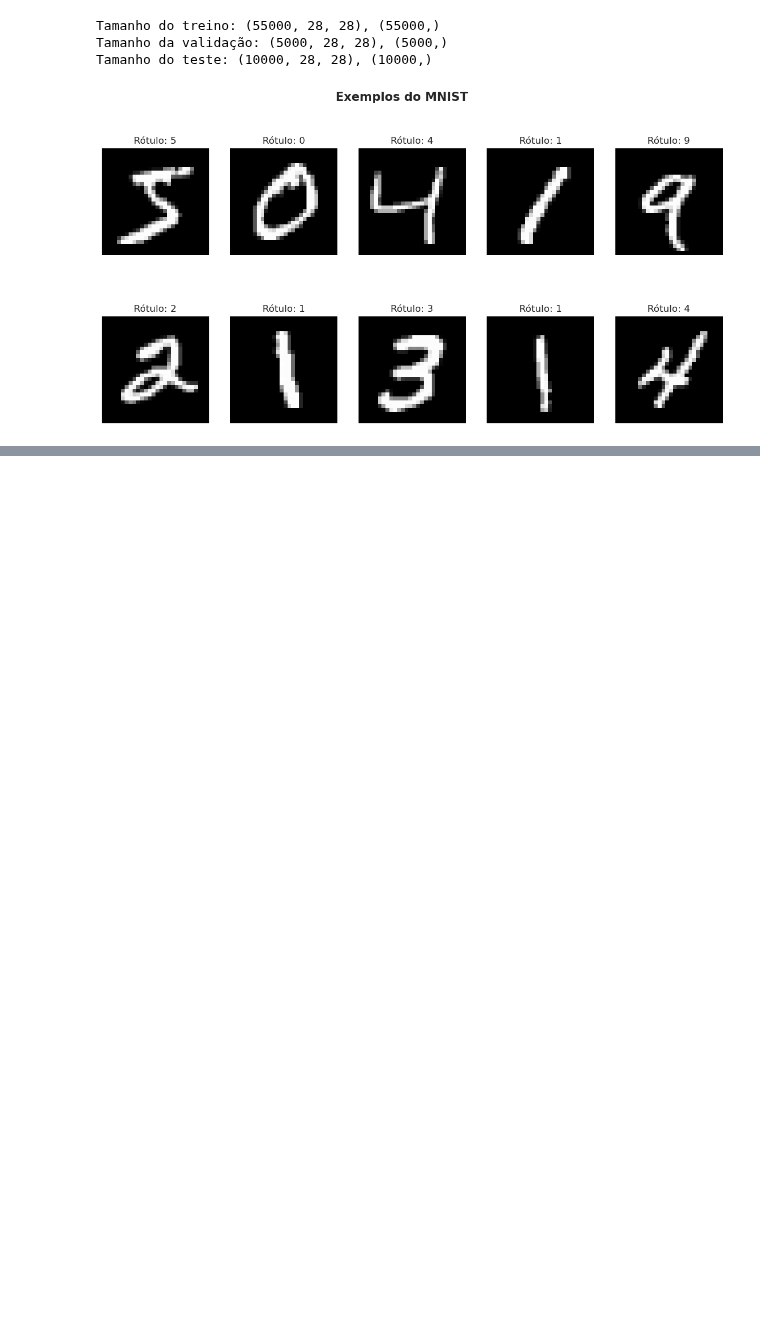
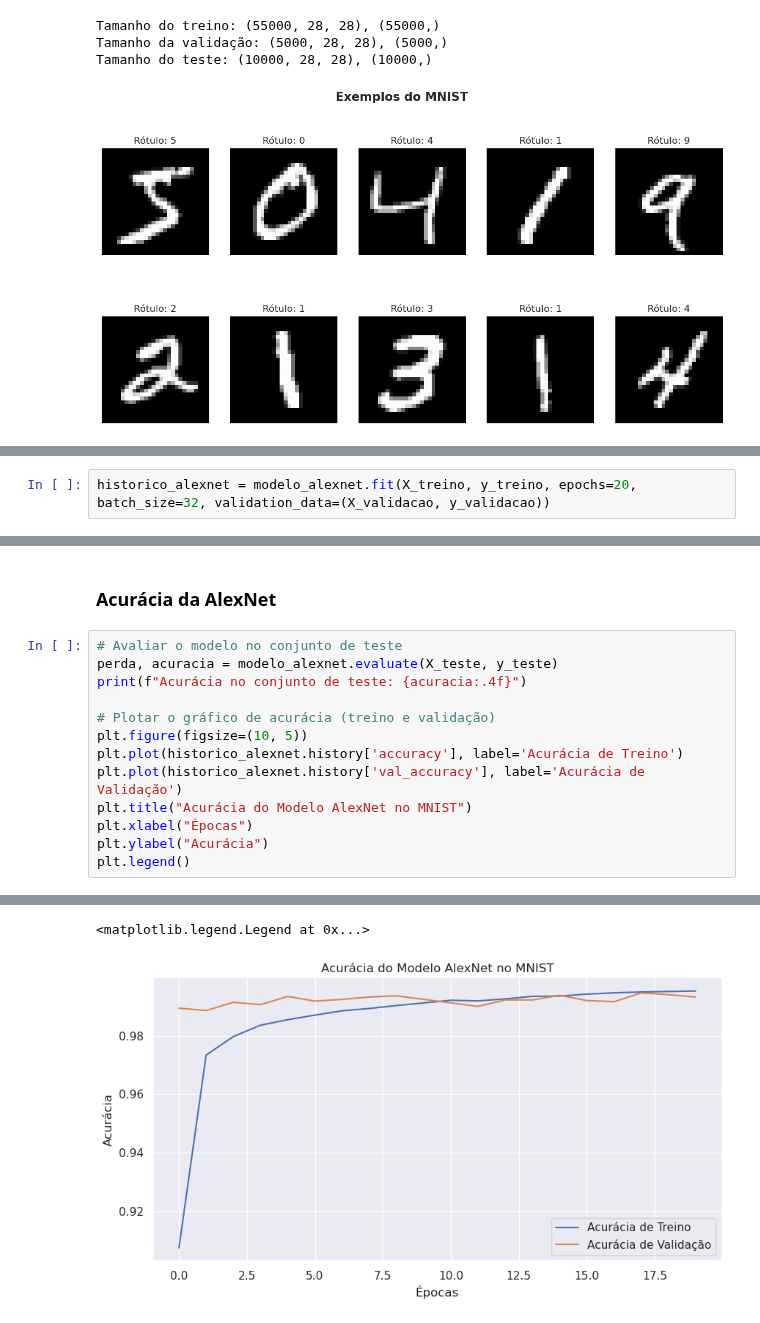
Before and after one commit to guipereira2/Projetos_RedesNeurais, a Jupyter notebook: Projeto 5 - CNN/Projeto5.ipynb, the cells around one changed output, grey strips where cells are left out. Cells and saved outputs as stored; diff of their text form; blank space fills up the shorter version.

```diff
--- a/Projeto 5 - CNN/Projeto5.ipynb
+++ b/Projeto 5 - CNN/Projeto5.ipynb
@@ -79,0 +294,2 @@ Tamanho do teste: (10000, 28, 28), (10000,)
+# %%
+historico_alexnet = modelo_alexnet.fit(X_treino, y_treino, epochs=20, batch_size=32, validation_data=(X_validacao, y_validacao))
@@ -79,0 +314,16 @@ Tamanho do teste: (10000, 28, 28), (10000,)
+# %% [markdown]
+### Acurácia da AlexNet
+# %%
+# Avaliar o modelo no conjunto de teste
+perda, acuracia = modelo_alexnet.evaluate(X_teste, y_teste)
+print(f"Acurácia no conjunto de teste: {acuracia:.4f}")
+
+# Plotar o gráfico de acurácia (treino e validação)
+plt.figure(figsize=(10, 5))
+plt.plot(historico_alexnet.history['accuracy'], label='Acurácia de Treino')
+plt.plot(historico_alexnet.history['val_accuracy'], label='Acurácia de Validação')
+plt.title("Acurácia do Modelo AlexNet no MNIST")
+plt.xlabel("Épocas")
+plt.ylabel("Acurácia")
+plt.legend()
+# %% [output]
@@ -79,0 +332,2 @@ Tamanho do teste: (10000, 28, 28), (10000,)
+<matplotlib.legend.Legend at 0x...>
+[figure, added]
```
Also changed, not shown: parts of 42 cells of this notebook, 4 other files.
